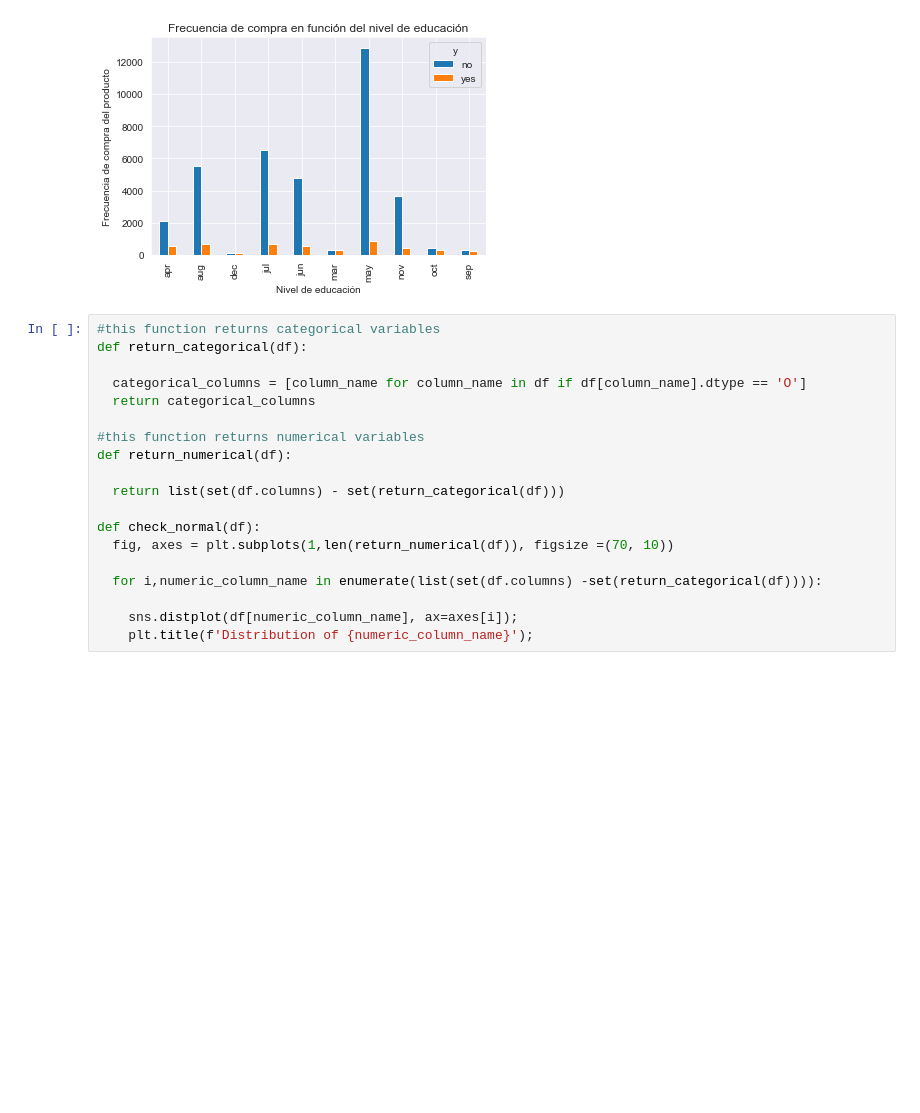
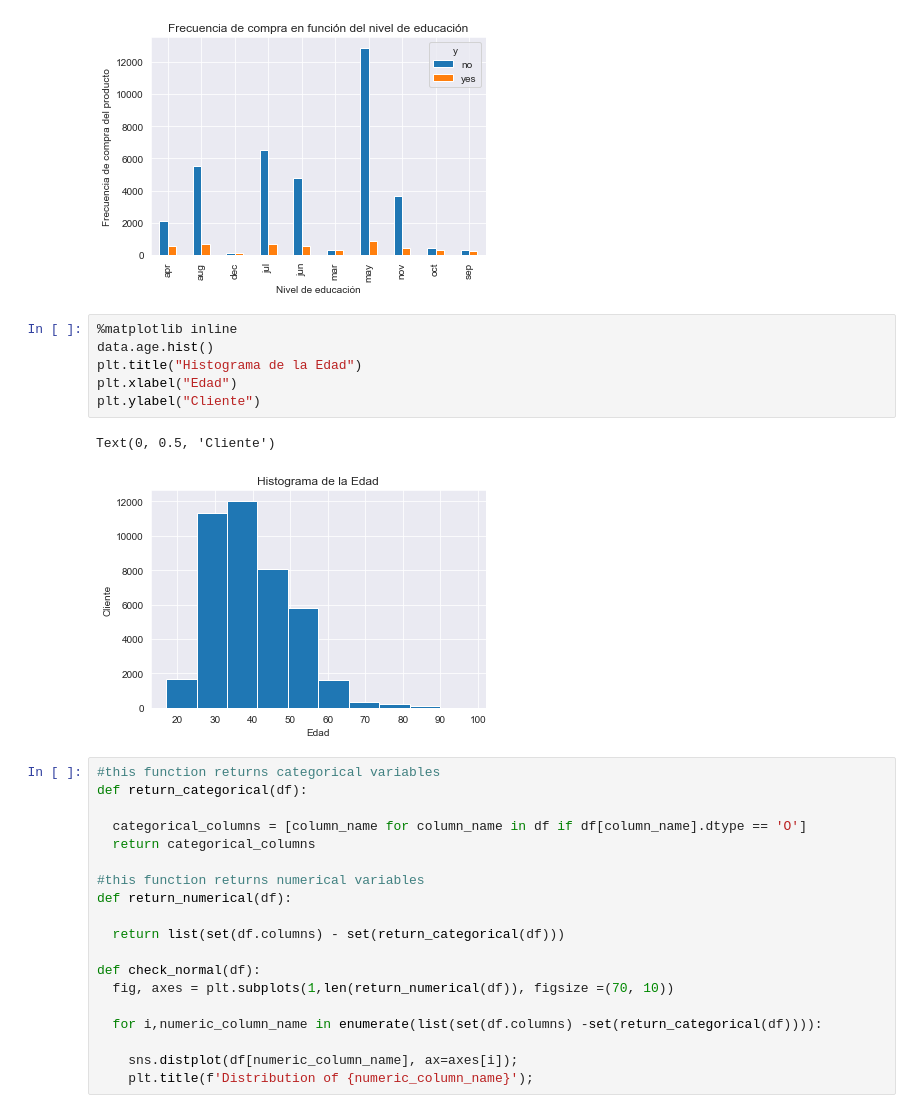
Before and after one commit to NicolasGomez97/Final_Proyect_Bank-Coderhouse, a Jupyter notebook: Final_Proyect_Bank.ipynb, the cells around one changed output. Saved outputs shown, nothing was run; the diff lists cells and outputs as text; blank space fills up the shorter version.

```diff
--- a/Final_Proyect_Bank.ipynb
+++ b/Final_Proyect_Bank.ipynb
@@ -245,6 +224,15 @@ plt.ylabel("Frecuencia de compra del producto")
 # %% [output]
 Text(0, 0.5, 'Frecuencia de compra del producto')
 [figure]
+# %%
+%matplotlib inline
+data.age.hist()
+plt.title("Histograma de la Edad")
+plt.xlabel("Edad")
+plt.ylabel("Cliente")
+# %% [output]
+Text(0, 0.5, 'Cliente')
+[figure, added]
 # %%
 #this function returns categorical variables
 def return_categorical(df):
```
Also changed, not shown: parts of 47 cells of this notebook.
